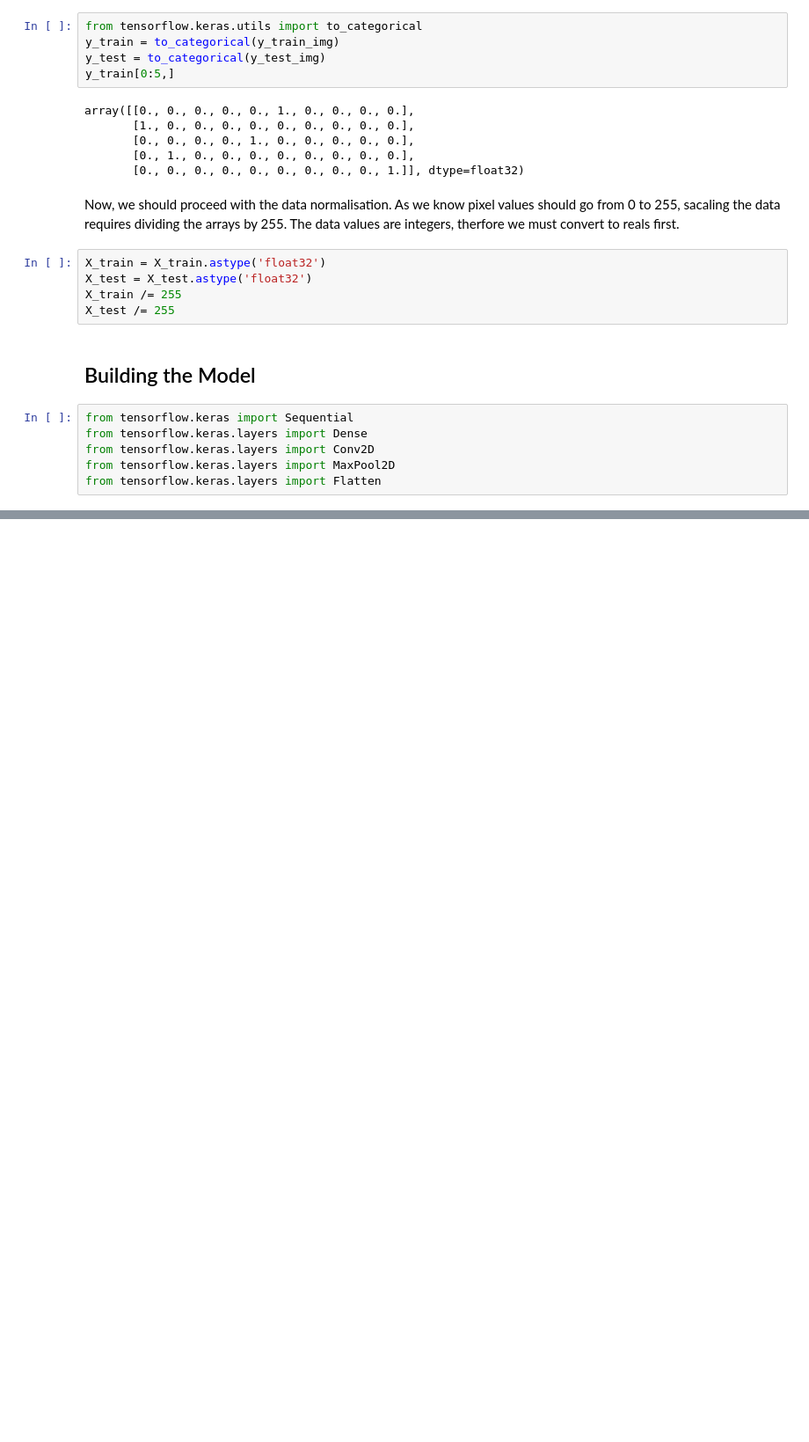
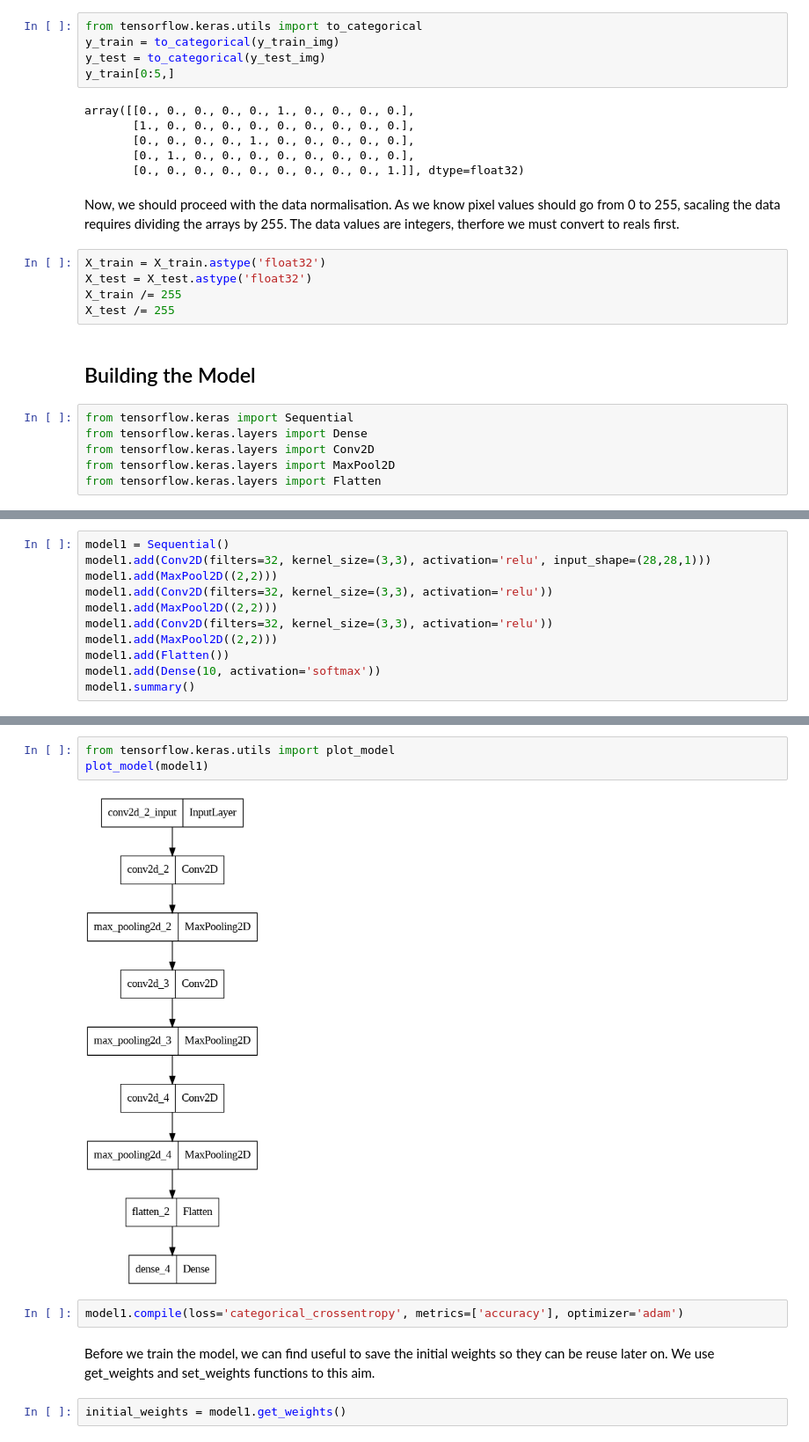
Before and after one commit to Akhil-2019/Flipkart_Review_Scrapper, a Jupyter notebook: Deep_Convolutional_Neural_Networks_in_Tensorflow_(MNIST).ipynb, the cells around one changed output, grey strips where cells are left out. Shown at 88% size. Cells and saved outputs as stored; diff of their text form; blank space fills up the shorter version.

```diff
--- a/Deep_Convolutional_Neural_Networks_in_Tensorflow_(MNIST).ipynb
+++ b/Deep_Convolutional_Neural_Networks_in_Tensorflow_(MNIST).ipynb
@@ -104,0 +230,11 @@ _________________________________________________________________
+# %%
+model1 = Sequential()
+model1.add(Conv2D(filters=32, kernel_size=(3,3), activation='relu', input_shape=(28,28,1)))
+model1.add(MaxPool2D((2,2)))
+model1.add(Conv2D(filters=32, kernel_size=(3,3), activation='relu'))
+model1.add(MaxPool2D((2,2)))
+model1.add(Conv2D(filters=32, kernel_size=(3,3), activation='relu'))
+model1.add(MaxPool2D((2,2)))
+model1.add(Flatten())
+model1.add(Dense(10, activation='softmax'))
+model1.summary()
@@ -104,0 +259,12 @@ _________________________________________________________________
+# %%
+from tensorflow.keras.utils import plot_model
+plot_model(model1)
+# %% [output]
+[figure, added]
+# %%
+model1.compile(loss='categorical_crossentropy', metrics=['accuracy'], optimizer='adam')
+# %% [markdown]
+Before we train the model, we can find useful to save the initial weights so they can be reuse later on.
+We use get_weights and set_weights functions to this aim.
+# %%
+initial_weights = model1.get_weights()
```
Also changed, not shown: parts of 29 cells of this notebook.
